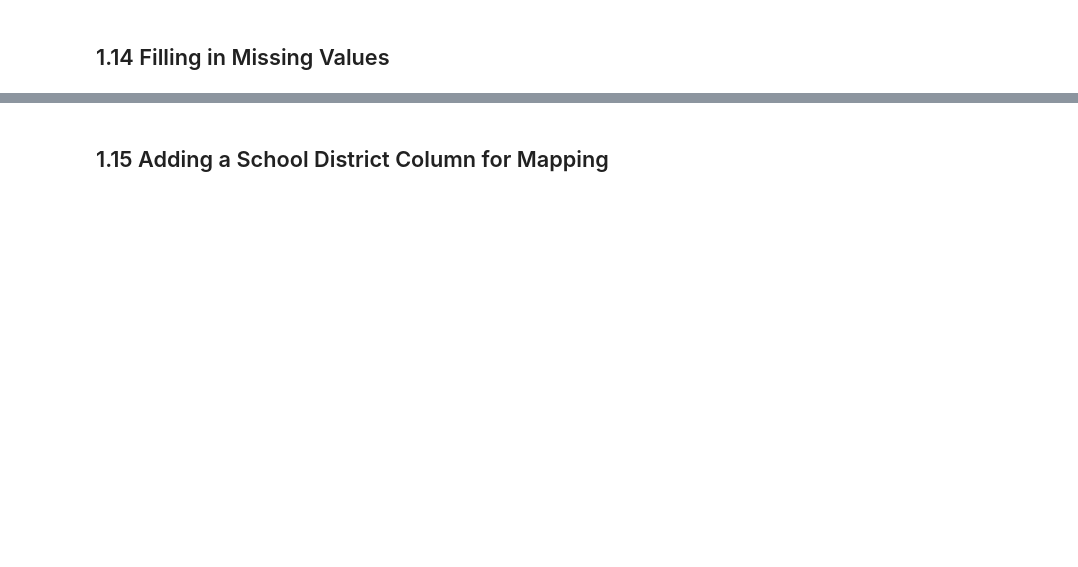
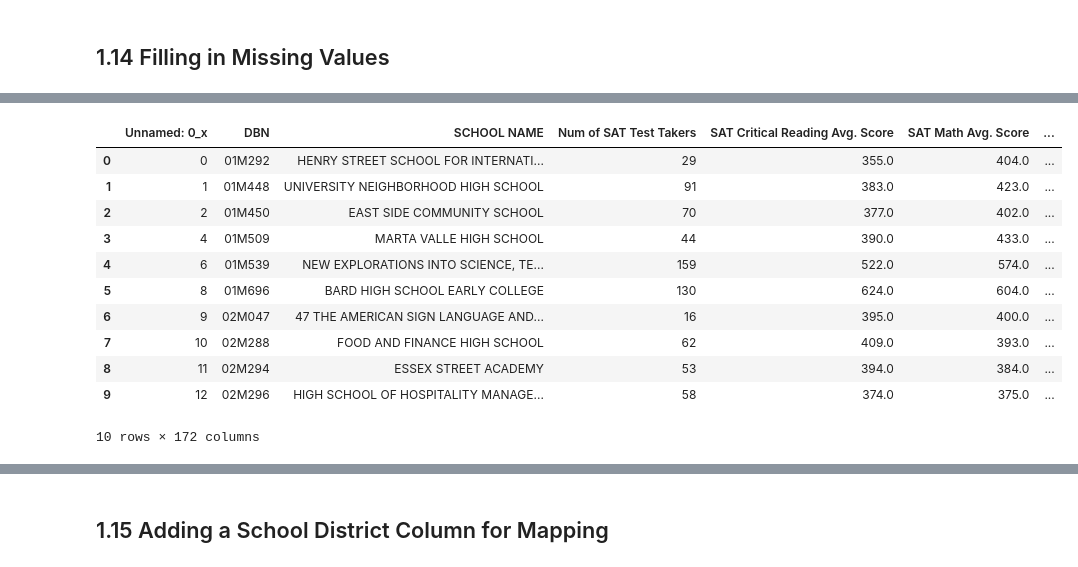
Before and after one commit to HugoTHO/DatasSience-Third-Unit-Notebooks, a Jupyter notebook: Lesson_17_Data_Cleaning_Walkthrough__combining_the_data.ipynb, the cells around one changed output, grey strips where cells are left out. Saved outputs shown, nothing was run; the diff lists cells and outputs as text; code cells hidden in the pictures; blank space fills up the shorter version.

```diff
--- a/Lesson_17_Data_Cleaning_Walkthrough__combining_the_data.ipynb
+++ b/Lesson_17_Data_Cleaning_Walkthrough__combining_the_data.ipynb
@@ -209,0 +218,5 @@ The **Demographic** and **Cohort** columns are what prevent **DBN** from being u
+# %%
+# put your code here
+data["graduation"] = data["graduation"].loc[data["graduation"]["Cohort"] == "2006"]
+data["graduation"] = data["graduation"].loc[data["graduation"]["Demographic"] == "Total Cohort"]
+data["graduation"].head()
@@ -235,0 +255,6 @@ There are three columns we'll need to convert:
+# %%
+# put your code here
+data["ap_2010"]["AP Test Takers "] = pd.to_numeric(data["ap_2010"]["AP Test Takers "], errors="coerce")
+data["ap_2010"]["Total Exams Taken"] = pd.to_numeric(data["ap_2010"]["Total Exams Taken"], errors="coerce")
+data["ap_2010"]["Number of Exams with scores 3 4 or 5"] = pd.to_numeric(data["ap_2010"]["Number of Exams with scores 3 4 or 5"], errors="coerce")
+data["ap_2010"].dtypes
@@ -300,0 +332,7 @@ First, we'll assign **data["sat_results"]** to the variable **combined**. Then,
+# %%
+# put your code here
+combined = data["sat_results"].merge(data["ap_2010"], on="DBN", how="left")
+combined = combined.merge(data["graduation"], on="DBN", how="left")
+
+display(combined.head())
+combined.shape
@@ -316,0 +362,9 @@ Now that we've performed the left joins, we still have to merge **class_size**,
+# %%
+# put your code here
+combined = combined.merge(data["class_size"], on="DBN", how="inner")
+combined = combined.merge(data["demographics"], on="DBN", how="inner")
+combined = combined.merge(data["survey"], on="DBN", how="inner")
+combined = combined.merge(data["hs_directory"], on="DBN", how="inner")
+
+display(combined.head())
+combined.shape
@@ -352,0 +414,15 @@ We should fill any **NaN** or null values that remain after the initial replacem
+# %%
+combined.iloc[0:10, :]
+# %% [output]
+|  | Unnamed: 0_x | DBN | SCHOOL NAME | Num of SAT Test Takers | SAT Critical Reading Avg. Score | SAT Math Avg. Score | ... |
+| 0 | 0 | 01M292 | HENRY STREET SCHOOL FOR INTERNATI... | 29 | 355.0 | 404.0 | ... |
+| 1 | 1 | 01M448 | UNIVERSITY NEIGHBORHOOD HIGH SCHOOL | 91 | 383.0 | 423.0 | ... |
+| 2 | 2 | 01M450 | EAST SIDE COMMUNITY SCHOOL | 70 | 377.0 | 402.0 | ... |
+| 3 | 4 | 01M509 | MARTA VALLE HIGH SCHOOL | 44 | 390.0 | 433.0 | ... |
+| 4 | 6 | 01M539 | NEW EXPLORATIONS INTO SCIENCE, TE... | 159 | 522.0 | 574.0 | ... |
+| 5 | 8 | 01M696 | BARD HIGH SCHOOL EARLY COLLEGE | 130 | 624.0 | 604.0 | ... |
+| 6 | 9 | 02M047 | 47 THE AMERICAN SIGN LANGUAGE AND... | 16 | 395.0 | 400.0 | ... |
+| 7 | 10 | 02M288 | FOOD AND FINANCE HIGH SCHOOL | 62 | 409.0 | 393.0 | ... |
+| 8 | 11 | 02M294 | ESSEX STREET ACADEMY | 53 | 394.0 | 384.0 | ... |
+| 9 | 12 | 02M296 | HIGH SCHOOL OF HOSPITALITY MANAGE... | 58 | 374.0 | 375.0 | ... |
+10 rows × 172 columns
```
Also changed, not shown: parts of 11 cells of this notebook.
